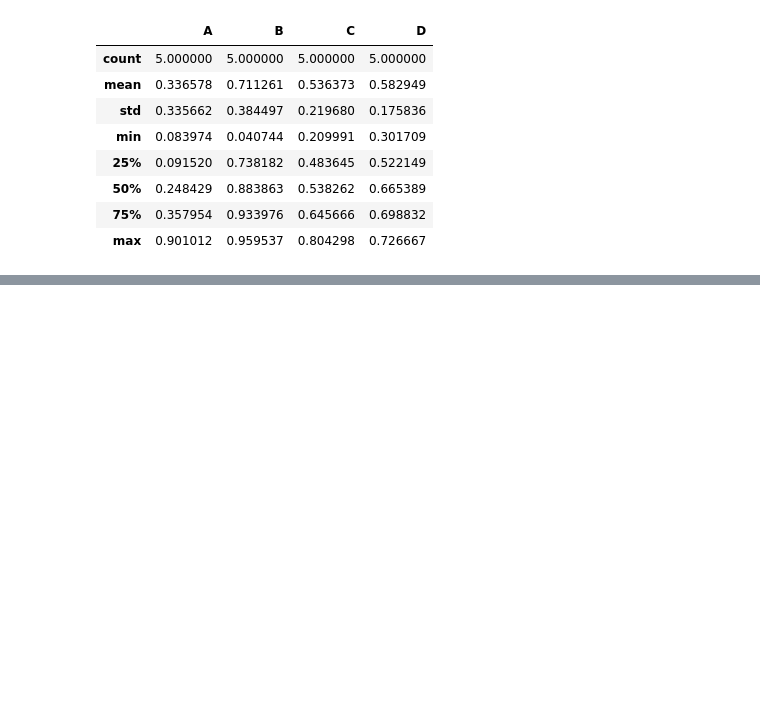
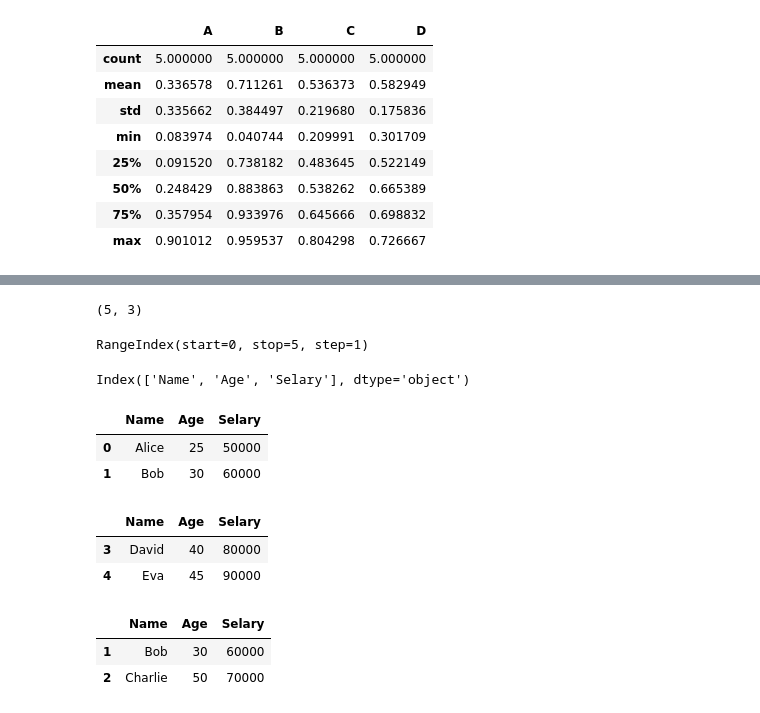
Before and after one commit to Maruf0275/Machine-Learning-CIT, a Jupyter notebook: Python-Libraries/Pandas.ipynb, the cells around one changed output, grey strips where cells are left out. Saved outputs shown, nothing was run; the diff lists cells and outputs as text; code cells hidden in the pictures; blank space fills up the shorter version.

```diff
--- a/Python-Libraries/Pandas.ipynb
+++ b/Python-Libraries/Pandas.ipynb
@@ -284,0 +300,30 @@ df.describe()
+# %%
+df.shape
+# %% [output]
+(5, 3)
+# %%
+df.index
+# %% [output]
+RangeIndex(start=0, stop=5, step=1)
+# %%
+df.columns
+# %% [output]
+Index(['Name', 'Age', 'Selary'], dtype='object')
+# %%
+df.head(2)
+# %% [output]
+|  | Name | Age | Selary |
+| 0 | Alice | 25 | 50000 |
+| 1 | Bob | 30 | 60000 |
+# %%
+df.tail(2)
+# %% [output]
+|  | Name | Age | Selary |
+| 3 | David | 40 | 80000 |
+| 4 | Eva | 45 | 90000 |
+# %%
+df.sample(2)
+# %% [output]
+|  | Name | Age | Selary |
+| 1 | Bob | 30 | 60000 |
+| 2 | Charlie | 50 | 70000 |
```
Also changed, not shown: parts of 6 cells of this notebook.
